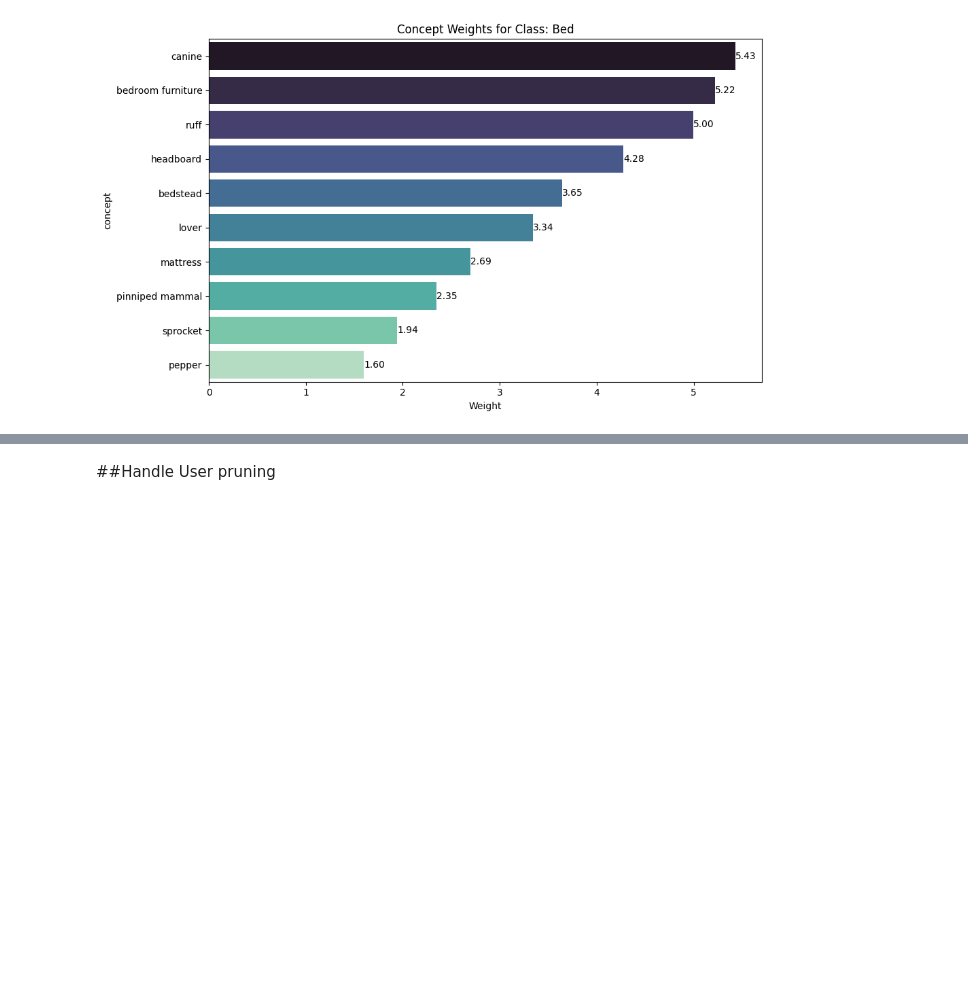
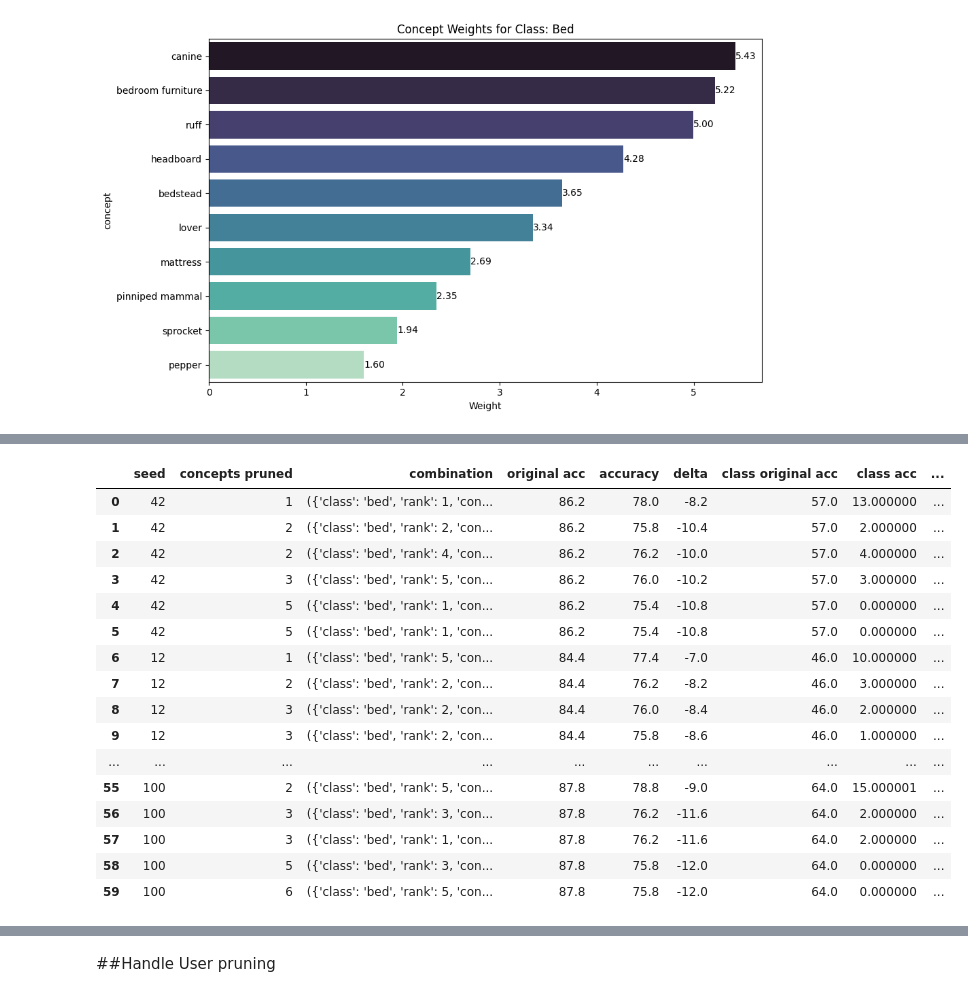
Before and after one commit to dgcnz/FACT, a Jupyter notebook: notebooks/user_study_pcbm.ipynb, the cells around one changed output, grey strips where cells are left out. Saved outputs shown, nothing was run; the diff lists cells and outputs as text; code cells hidden in the pictures; blank space fills up the shorter version.

```diff
--- a/notebooks/user_study_pcbm.ipynb
+++ b/notebooks/user_study_pcbm.ipynb
@@ -717,0 +1445,22 @@ np.std(entries)
+# %%
+csv_path = '/content/FACT/artifacts/outdir/random_pruning_results_task_1_bed_dog.csv'
+df = pd.read_csv(csv_path)
+df
+# %% [output]
+|  | seed | concepts pruned | combination | original acc | accuracy | delta | class original acc | class acc | ... |
+| 0 | 42 | 1 | ({'class': 'bed', 'rank': 1, 'con... | 86.2 | 78.0 | -8.2 | 57.0 | 13.000000 | ... |
+| 1 | 42 | 2 | ({'class': 'bed', 'rank': 2, 'con... | 86.2 | 75.8 | -10.4 | 57.0 | 2.000000 | ... |
+| 2 | 42 | 2 | ({'class': 'bed', 'rank': 4, 'con... | 86.2 | 76.2 | -10.0 | 57.0 | 4.000000 | ... |
+| 3 | 42 | 3 | ({'class': 'bed', 'rank': 5, 'con... | 86.2 | 76.0 | -10.2 | 57.0 | 3.000000 | ... |
+| 4 | 42 | 5 | ({'class': 'bed', 'rank': 1, 'con... | 86.2 | 75.4 | -10.8 | 57.0 | 0.000000 | ... |
+| 5 | 42 | 5 | ({'class': 'bed', 'rank': 1, 'con... | 86.2 | 75.4 | -10.8 | 57.0 | 0.000000 | ... |
+| 6 | 12 | 1 | ({'class': 'bed', 'rank': 5, 'con... | 84.4 | 77.4 | -7.0 | 46.0 | 10.000000 | ... |
+| 7 | 12 | 2 | ({'class': 'bed', 'rank': 2, 'con... | 84.4 | 76.2 | -8.2 | 46.0 | 3.000000 | ... |
+| 8 | 12 | 3 | ({'class': 'bed', 'rank': 2, 'con... | 84.4 | 76.0 | -8.4 | 46.0 | 2.000000 | ... |
+| 9 | 12 | 3 | ({'class': 'bed', 'rank': 2, 'con... | 84.4 | 75.8 | -8.6 | 46.0 | 1.000000 | ... |
+| ... | ... | ... | ... | ... | ... | ... | ... | ... | ... |
+| 55 | 100 | 2 | ({'class': 'bed', 'rank': 5, 'con... | 87.8 | 78.8 | -9.0 | 64.0 | 15.000001 | ... |
+| 56 | 100 | 3 | ({'class': 'bed', 'rank': 3, 'con... | 87.8 | 76.2 | -11.6 | 64.0 | 2.000000 | ... |
+| 57 | 100 | 3 | ({'class': 'bed', 'rank': 1, 'con... | 87.8 | 76.2 | -11.6 | 64.0 | 2.000000 | ... |
+| 58 | 100 | 5 | ({'class': 'bed', 'rank': 3, 'con... | 87.8 | 75.8 | -12.0 | 64.0 | 0.000000 | ... |
+| 59 | 100 | 6 | ({'class': 'bed', 'rank': 5, 'con... | 87.8 | 75.8 | -12.0 | 64.0 | 0.000000 | ... |
```
Also changed, not shown: parts of 121 cells of this notebook, 1 other file.
